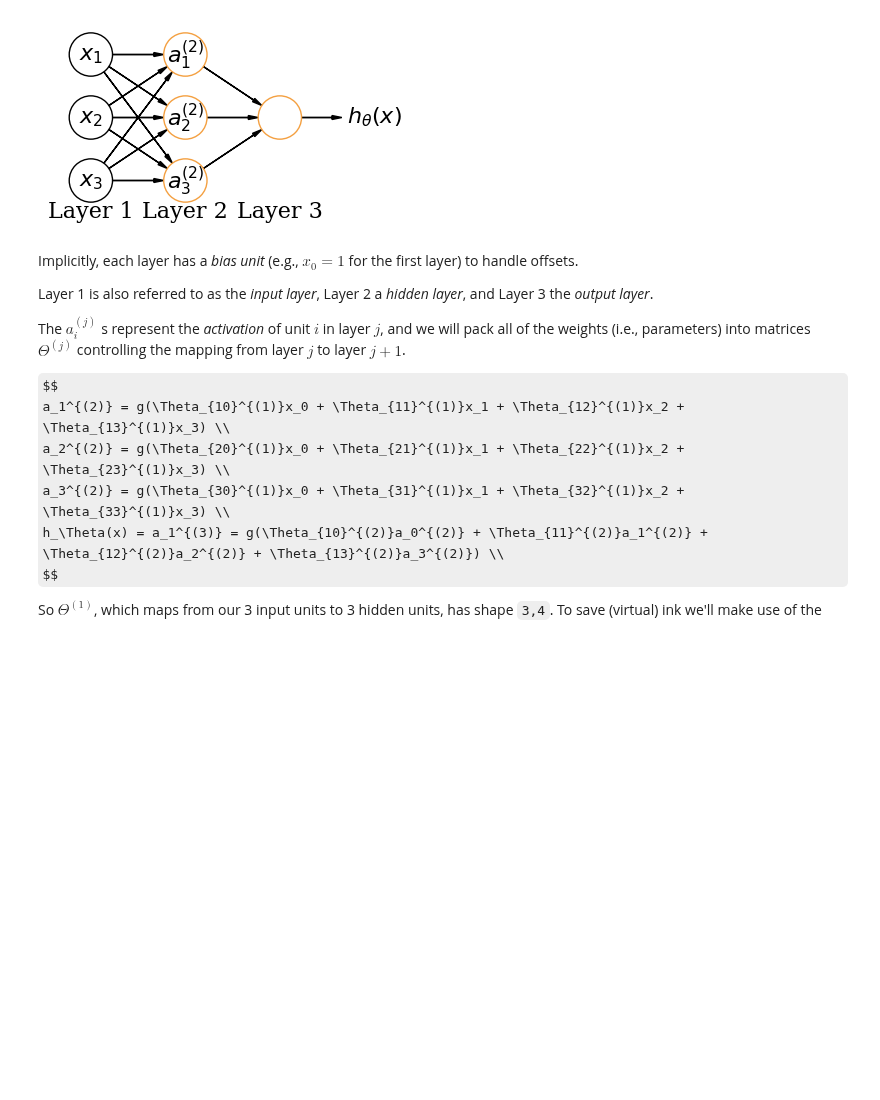
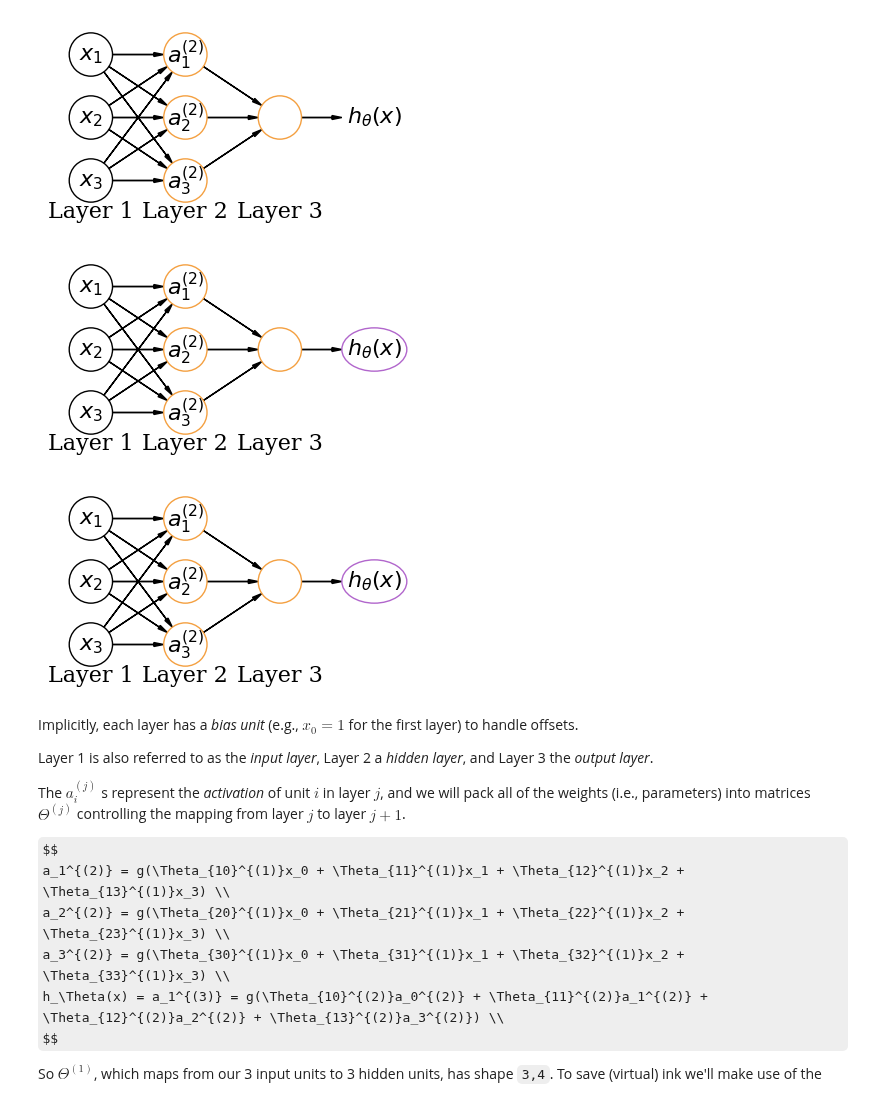
Before and after one commit to R-bna/sci-comp-ii-fall24, a Jupyter notebook: Working/Intro to Neural Networks.ipynb, the cells around one changed output. Cells and saved outputs as stored; diff of their text form; code cells hidden in the pictures; some formulas as TeX source; blank space fills up the shorter version.

```diff
--- a/Working/Intro to Neural Networks.ipynb
+++ b/Working/Intro to Neural Networks.ipynb
@@ -125,6 +125,41 @@ with mpl.rc_context(rc={'font.family': 'serif', 'font.size': 16}):
     pgm.show()
 # %% [output]
 [figure]
+# %%
+with mpl.rc_context(rc={'font.family': 'serif', 'font.size': 16}):
+    pgm = daft.PGM([4.7, 2.35], node_unit=1.1, origin=[-1.35, 2.])
+
+    xpos = -1
+    pgm.add_node(daft.Node("x1", r"$x_1$", xpos, 4))
+    pgm.add_node(daft.Node("x2", r"$x_2$", xpos, 3.2))
+    pgm.add_node(daft.Node("x3", r"$x_3$", xpos, 2.4))
+    pgm.add_node(daft.Node("layer1", "Layer 1", xpos, 2, plot_params=label_style))
+
+    xpos += 1.2
+    pgm.add_node(daft.Node("neuron1", r"$a_1^{(2)}$", xpos, 4, plot_params=neuron_style))
+    pgm.add_node(daft.Node("neuron2", r"$a_2^{(2)}$", xpos, 3.2, plot_params=neuron_style))
+    pgm.add_node(daft.Node("neuron3", r"$a_3^{(2)}$", xpos, 2.4, plot_params=neuron_style))
+    pgm.add_node(daft.Node("layer2", "Layer 2", xpos, 2, plot_params=label_style))
+
+    xpos += 1.2
+    pgm.add_node(daft.Node("out_neuron", "", xpos, 3.2, plot_params=neuron_style))
+    pgm.add_node(daft.Node("layer3", "Layer 3", xpos, 2, plot_params=label_style))
+
+    xpos += 1.2
+    pgm.add_node(daft.Node("h", r"$h_\theta(x)$", xpos, 3.2, aspect=1.5, plot_params=output_style))
+
+    for neuron in ["neuron1", "neuron2", "neuron3"]:
+        for inp in ["x1", "x2", "x3"]:
+            pgm.add_edge(inp, neuron)
+        pgm.add_edge(neuron, "out_neuron")
+
+    pgm.add_edge("out_neuron", "h")
+
+    pgm.render()
+    pgm.show()
+# %% [output]
+[figure, added]
+[figure, added]
 # %% [markdown]
 Implicitly, each layer has a *bias unit* (e.g., $x_0=1$ for the first layer) to handle offsets.
 
```
